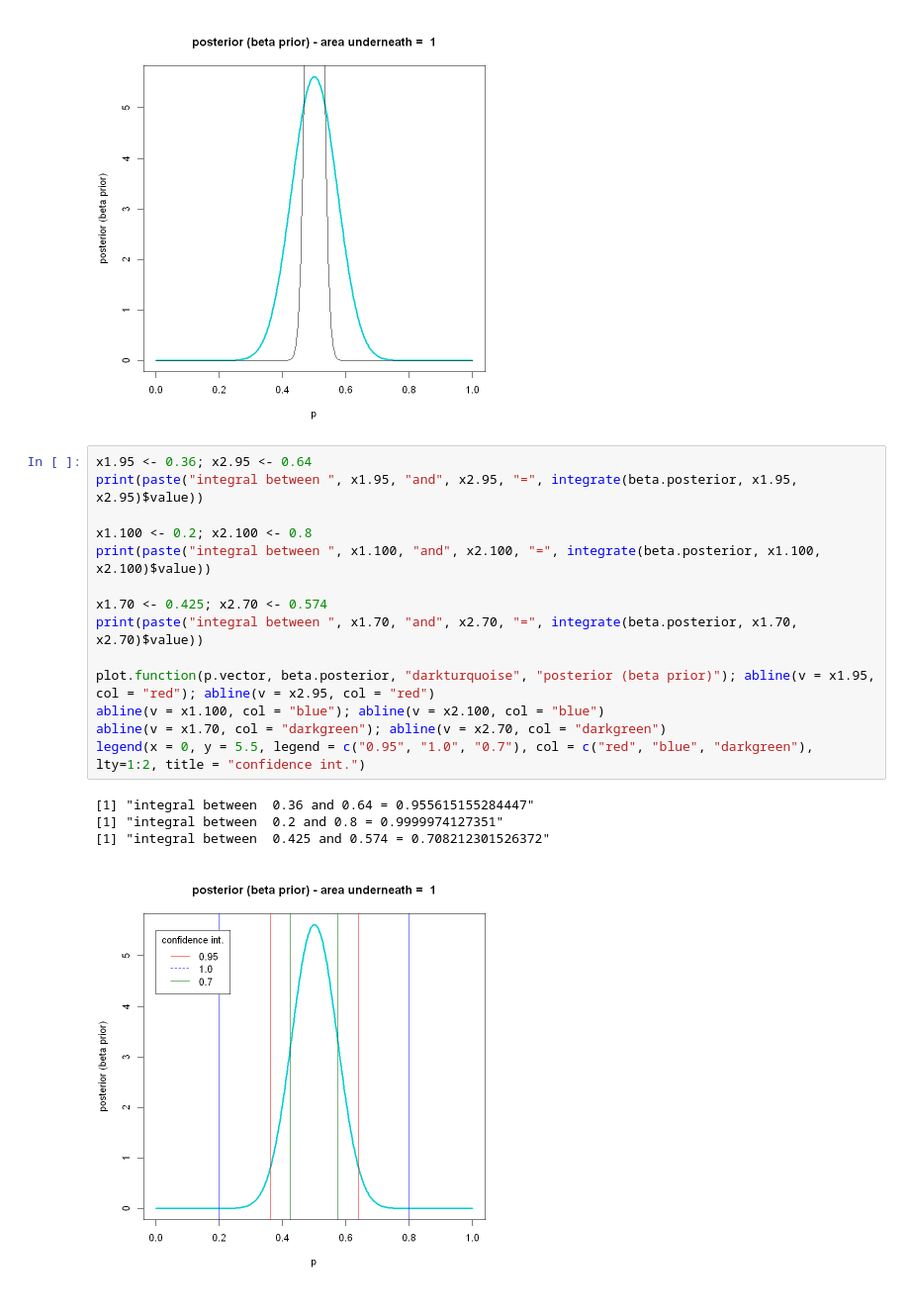
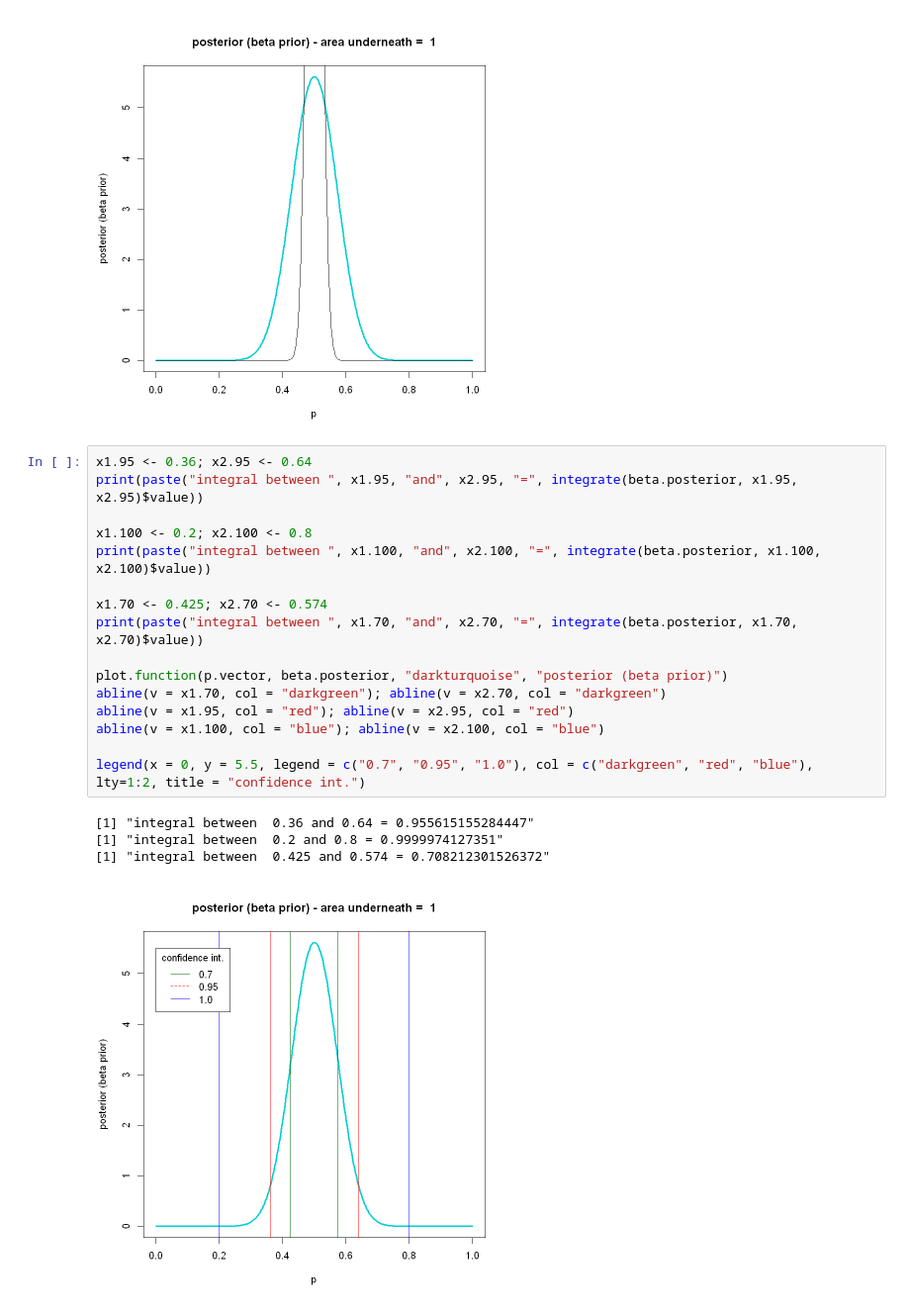
Before and after one commit to marco-giunta/AdvStatPhysAn, a Jupyter notebook: compito_5.ipynb, the cells around one changed output. Shown at 99% size. Cells and saved outputs as stored; diff of their text form.

```diff
--- a/compito_5.ipynb
+++ b/compito_5.ipynb
@@ -164,19 +166,21 @@ lines(p.vector, dnorm(p.vector, mean = 0.5, sd = sigma.beta.prior)) # the gaussi
 # %%
 x1.95 <- 0.36; x2.95 <- 0.64
 print(paste("integral between ", x1.95, "and", x2.95, "=", integrate(beta.posterior, x1.95, x2.95)$value))
 
 x1.100 <- 0.2; x2.100 <- 0.8
 print(paste("integral between ", x1.100, "and", x2.100, "=", integrate(beta.posterior, x1.100, x2.100)$value))
 
 x1.70 <- 0.425; x2.70 <- 0.574
 print(paste("integral between ", x1.70, "and", x2.70, "=", integrate(beta.posterior, x1.70, x2.70)$value))
 
-plot.function(p.vector, beta.posterior, "darkturquoise", "posterior (beta prior)"); abline(v = x1.95, col = "red"); abline(v = x2.95, col = "red")
+plot.function(p.vector, beta.posterior, "darkturquoise", "posterior (beta prior)")
+abline(v = x1.70, col = "darkgreen"); abline(v = x2.70, col = "darkgreen")
+abline(v = x1.95, col = "red"); abline(v = x2.95, col = "red")
 abline(v = x1.100, col = "blue"); abline(v = x2.100, col = "blue")
-abline(v = x1.70, col = "darkgreen"); abline(v = x2.70, col = "darkgreen")
-legend(x = 0, y = 5.5, legend = c("0.95", "1.0", "0.7"), col = c("red", "blue", "darkgreen"), lty=1:2, title = "confidence int.")
+
+legend(x = 0, y = 5.5, legend = c("0.7", "0.95", "1.0"), col = c("darkgreen", "red", "blue"), lty=1:2, title = "confidence int.")
 # %% [output]
 [1] "integral between  0.36 and 0.64 = 0.955615155284447"
 [1] "integral between  0.2 and 0.8 = 0.9999974127351"
 [1] "integral between  0.425 and 0.574 = 0.708212301526372"
-[figure, old version]
+[figure, new version]
```
Also changed, not shown: parts of 11 cells of this notebook.
